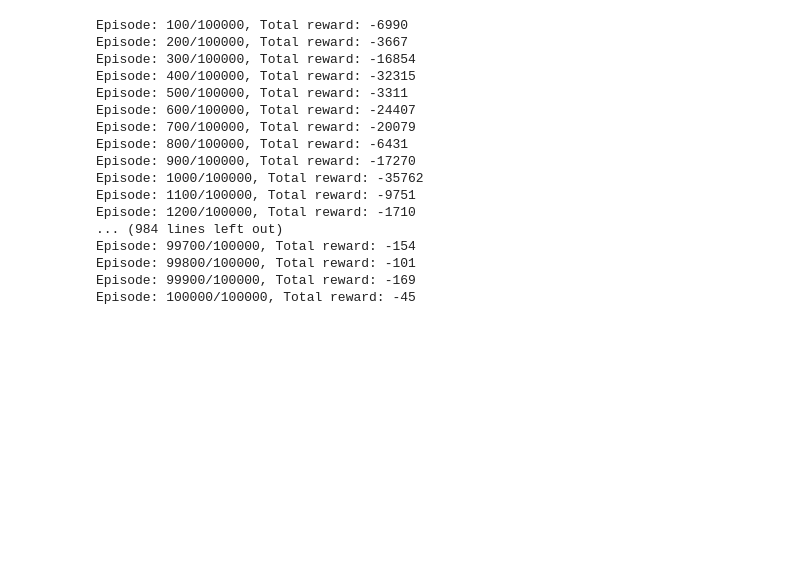
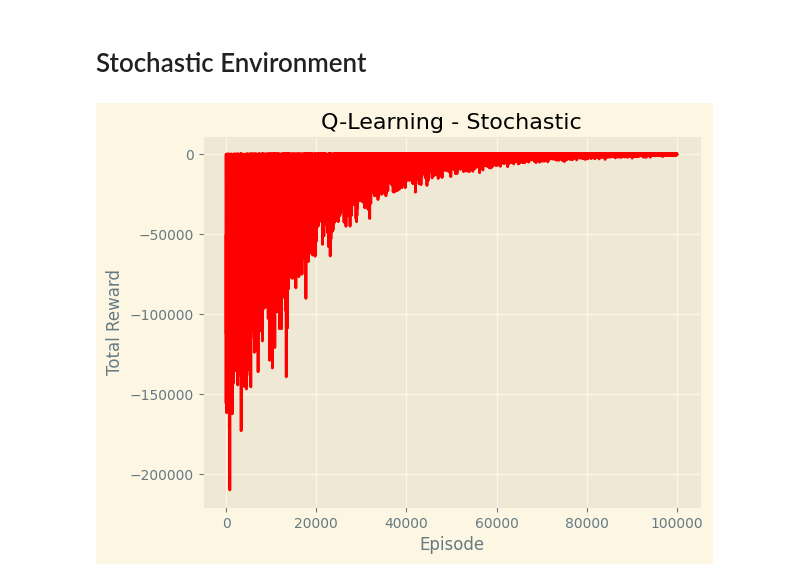
Before and after one commit to nveshaan/rl_scratch, a Jupyter notebook: Tabular RL/q_learning.ipynb, the cells around one changed output. Drawn from its saved outputs; the diff is of its cells as text; code cells hidden in the pictures; blank space fills up the shorter version.

```diff
--- a/Tabular RL/q_learning.ipynb
+++ b/Tabular RL/q_learning.ipynb
@@ -21,47 +8,38 @@ EPSILON = np.linspace(0.9, 0.1, NUM_EPISODES)
 DISCOUNT = 0.9
 ALPHA = 0.1
 # %%
-reward_history = []
+def train(env):
+    obs_dim = env.observation_space.n
+    act_dim = env.action_space.n
 
-for i, eps in enumerate(EPSILON):
-    done = False
-    total_reward = 0
-    state, info = env.reset()
-    action = np.argmax(Q[state]) if np.random.rand() > eps else env.action_space.sample()
+    Q = np.zeros((obs_dim, act_dim))
+    reward_history = []
 
-    while not done:
-        next_state, reward, terminated, truncated, info = env.step(action)
-        next_action = np.argmax(Q[next_state]) if np.random.rand() > eps else env.action_space.sample()
+    for i, eps in enumerate(EPSILON):
+        done = False
+        total_reward = 0
+        state, info = env.reset()
+        action = np.argmax(Q[state]) if np.random.rand() > eps else env.action_space.sample()
 
-        Q[state, action] += ALPHA * (
-            reward + DISCOUNT * max(Q[next_state]) - Q[state, action]
-        )
+        while not done:
+            next_state, reward, terminated, truncated, info = env.step(action)
+            next_action = np.argmax(Q[next_state]) if np.random.rand() > eps else env.action_space.sample()
 
-        total_reward += reward
+            Q[state, action] += ALPHA * (
+                reward + DISCOUNT * max(Q[next_state]) - Q[state, action]
+            )
 
-        state = next_state
-        action = next_action
-        done = terminated or truncated
+            total_reward += reward
 
-    reward_history.append(total_reward)
+            state = next_state
+            action = next_action
+            done = terminated or truncated
 
-    if not (i + 1) % 100:
-        print(f"Episode: {i+1}/{NUM_EPISODES}, Total reward: {total_reward}")
+        reward_history.append(total_reward)
+
+        # if not (i + 1) % 1000:
+        #     print(f"Episode: {i+1}/{NUM_EPISODES}, Total reward: {total_reward}")
+
+    return Q, reward_history
-# %% [output]
-Episode: 100/100000, Total reward: -6990
-Episode: 200/100000, Total reward: -3667
-Episode: 300/100000, Total reward: -16854
-Episode: 400/100000, Total reward: -32315
-Episode: 500/100000, Total reward: -3311
-Episode: 600/100000, Total reward: -24407
-Episode: 700/100000, Total reward: -20079
-Episode: 800/100000, Total reward: -6431
-Episode: 900/100000, Total reward: -17270
-Episode: 1000/100000, Total reward: -35762
-Episode: 1100/100000, Total reward: -9751
-Episode: 1200/100000, Total reward: -1710
-... (984 lines left out)
-Episode: 99700/100000, Total reward: -154
-Episode: 99800/100000, Total reward: -101
-Episode: 99900/100000, Total reward: -169
-Episode: 100000/100000, Total reward: -45
+# %% [markdown]
+# Stochastic Environment
@@ -67,0 +49,10 @@ Episode: 100000/100000, Total reward: -45
+# %%
+reward_history = np.load("../experiments/ql_stochastic_rh.npy")
+plt.style.use("Solarize_Light2")
+plt.plot(reward_history, color="red")
+plt.xlabel("Episode")
+plt.ylabel("Total Reward")
+plt.title("Q-Learning - Stochastic")
+plt.show()
+# %% [output]
+[figure, added]
```
Also changed, not shown: parts of 21 cells of this notebook, 2 other files.
